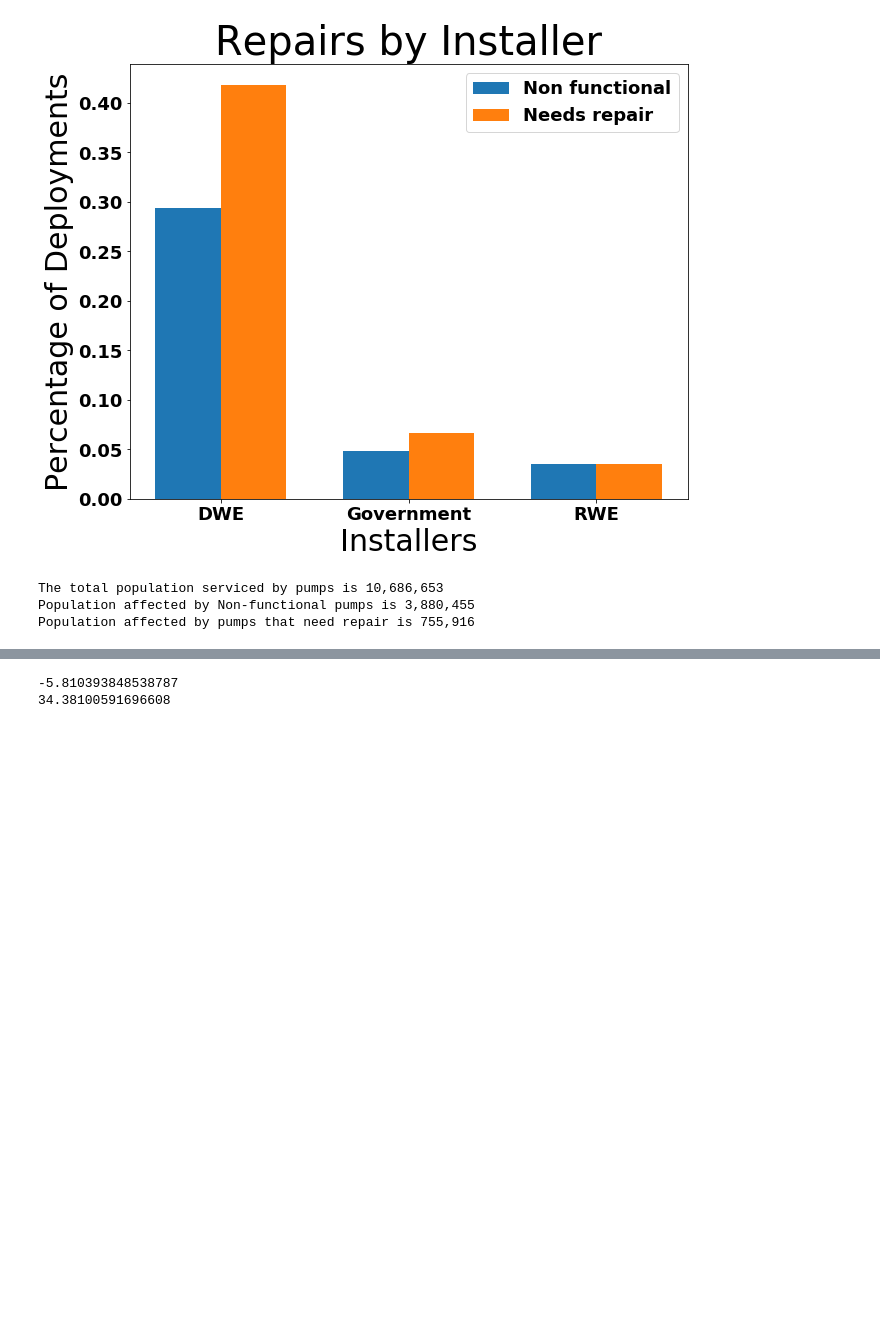
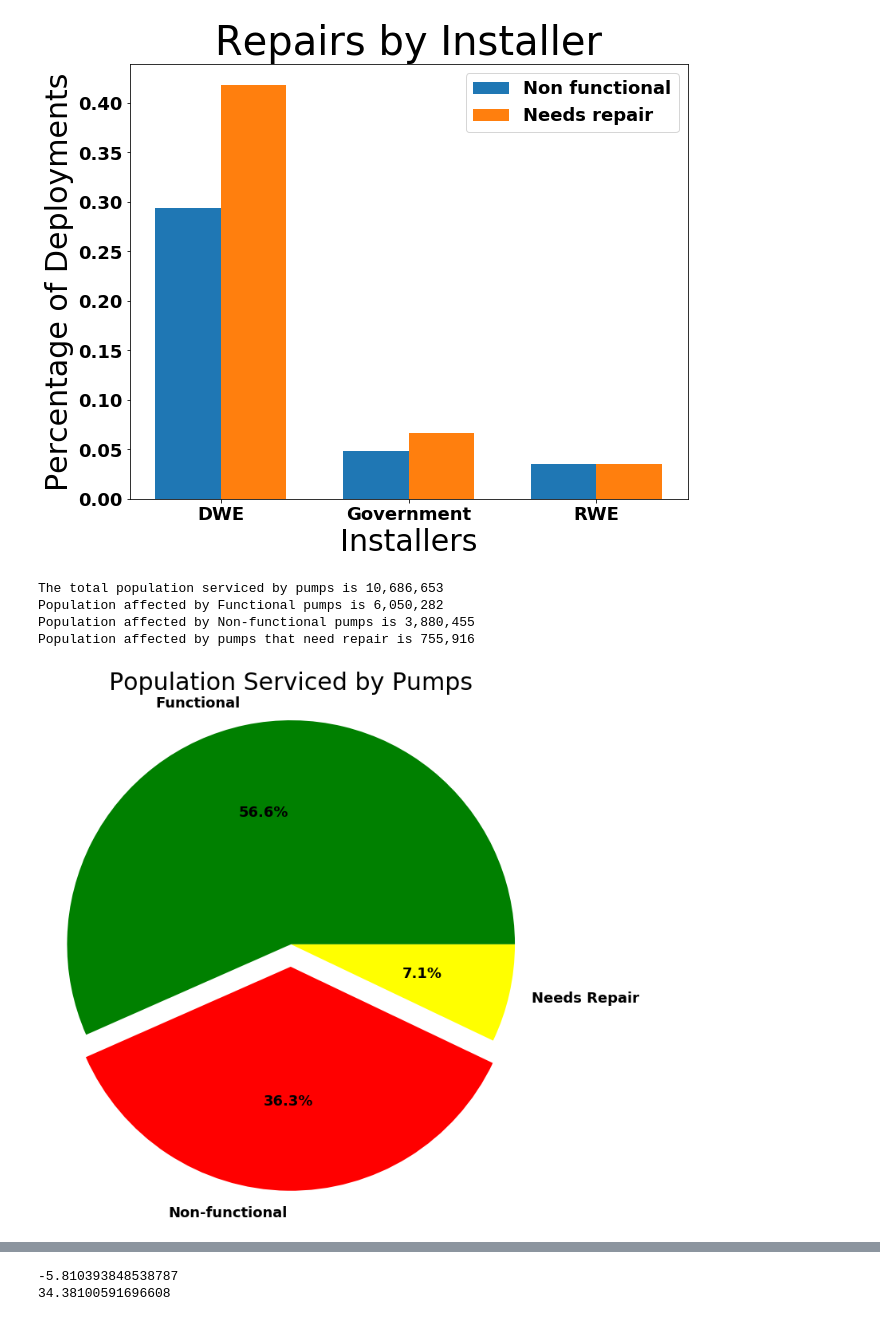
Before and after one commit to KelliExMachina/pump_it_up, a Jupyter notebook: EDA.ipynb, the cells around one changed output, grey strips where cells are left out. Drawn from its saved outputs; the diff is of its cells as text; code cells hidden in the pictures; blank space fills up the shorter version.

```diff
--- a/EDA.ipynb
+++ b/EDA.ipynb
@@ -79,6 +68,7 @@ plt.show();
 [figure]
 # %%
 total_pop = df_merged.population.sum()
+pop_fun = df_merged[df_merged['status_group'] == 'functional'].population.sum()
 pop_nonf = df_merged[df_merged['status_group'] == 'non_functional'].population.sum()
 pop_needs = df_merged[df_merged['status_group'] == 'functional_needs_repair'].population.sum()
 # %%
@@ -88,8 +78,25 @@ print('Population affected by Non-functional pumps is {:,}'.format(pop_nonf))
 print('Population affected by pumps that need repair is {:,}'.format(pop_needs))
 # %% [output]
 The total population serviced by pumps is 10,686,653
+Population affected by Functional pumps is 6,050,282
 Population affected by Non-functional pumps is 3,880,455
 Population affected by pumps that need repair is 755,916
+# %%
+categories = ['Functional', 'Non-functional', 'Needs Repair']
+numbers = [pop_fun, pop_nonf, pop_needs]
+colors = ['green', 'red', 'yellow']
+explode = (0, 0.1, 0)
+
+plt.figure(figsize=(15,12))
+plt.pie(numbers, explode=explode, labels=categories, autopct='%1.1f%%',colors=colors, shadow=False)
+
+plt.axis('scaled')
+plt.title('Population Serviced by Pumps', fontsize=30)
+#plt.savefig('img/pump_pop.jpg')
+
+plt.show();
+# %% [output]
+[figure, added]
 # %%
 lat_fun = df_merged[df_merged['status_group'] == 'functional'].latitude.values
 lon_fun = df_merged[df_merged['status_group'] == 'functional'].longitude.values
```
Also changed, not shown: parts of 8 cells of this notebook, 5 other files.
